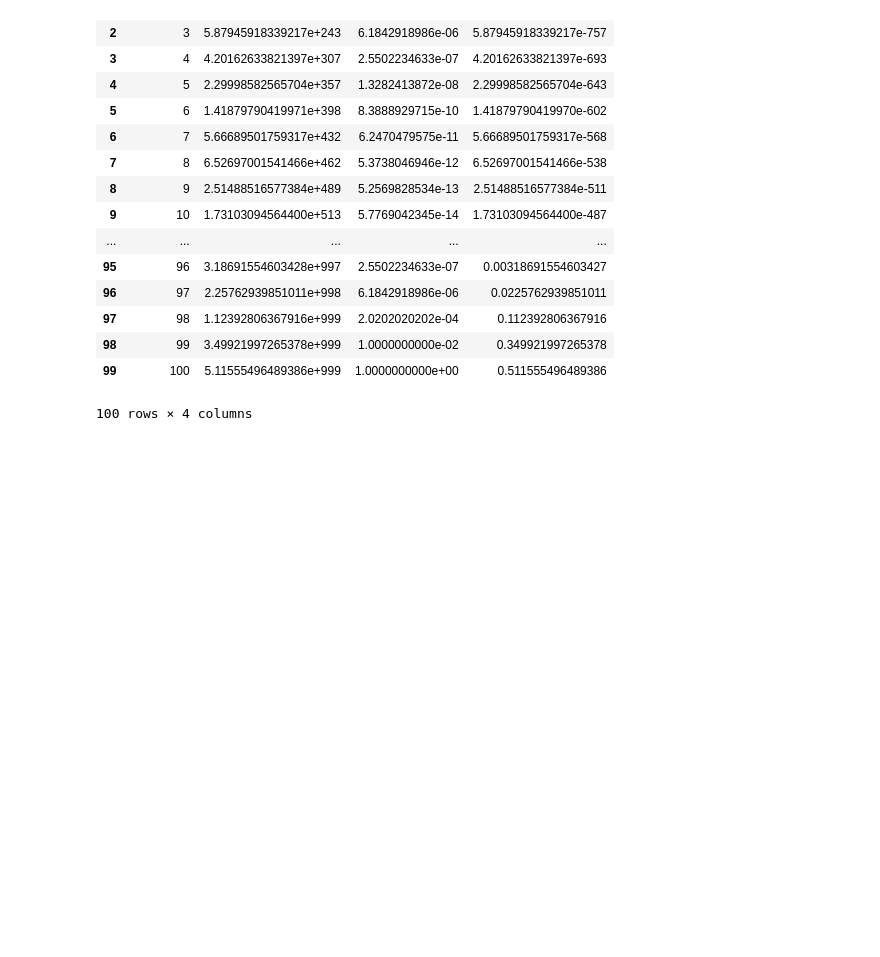
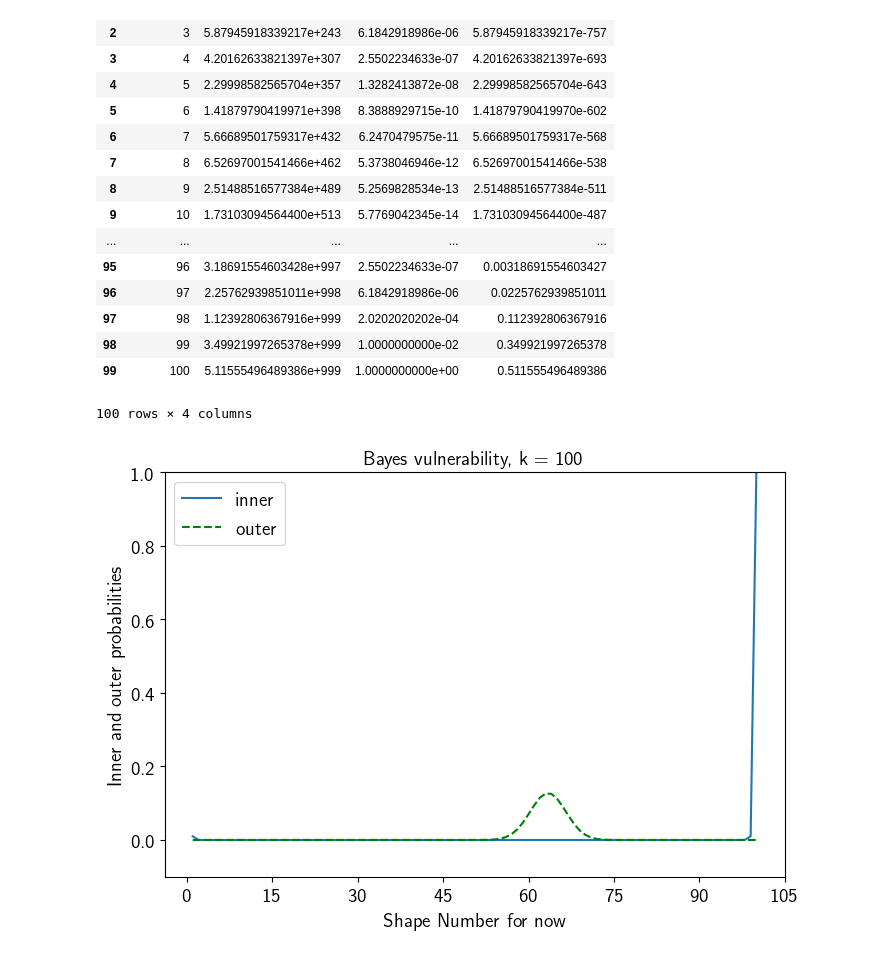
Before and after one commit to majk12/ore, a Jupyter notebook: ore_ideal_bayes.ipynb, the cells around one changed output. Cells and saved outputs as stored; diff of their text form; code cells hidden in the pictures; blank space fills up the shorter version.

```diff
--- a/ore_ideal_bayes.ipynb
+++ b/ore_ideal_bayes.ipynb
@@ -291,3 +322,10 @@ shape_df
 | 98 | 99 | 3.49921997265378e+999 | 1.0000000000e-02 | 0.349921997265378 |
 | 99 | 100 | 5.11555496489386e+999 | 1.0000000000e+00 | 0.511555496489386 |
 100 rows × 4 columns
+# %%
+n = 100
+k = 100
+shape_df = uni_shape_dist(n, k)
+graph_shape(n, k, shape_df)
+# %% [output]
+[figure, added]
```
Also changed, not shown: parts of 3 cells of this notebook.
